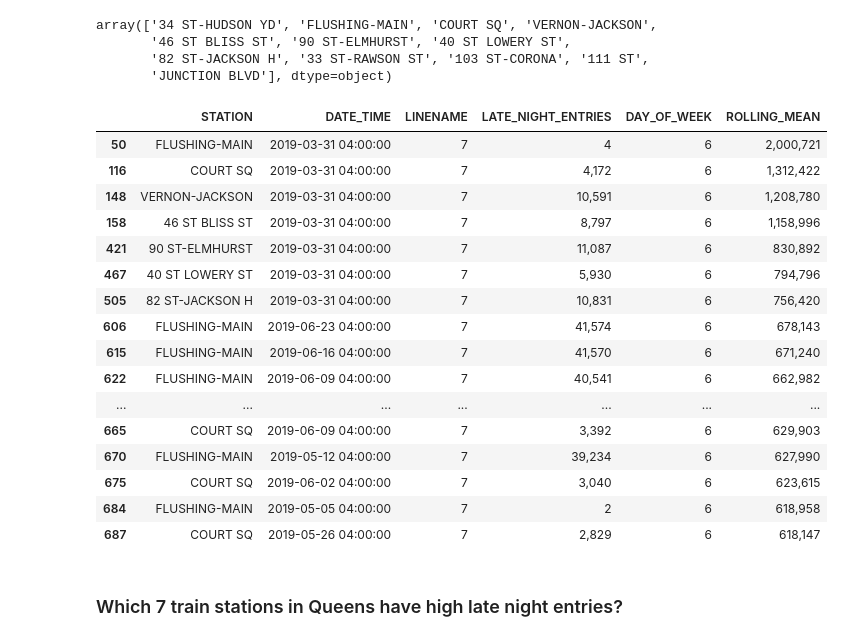
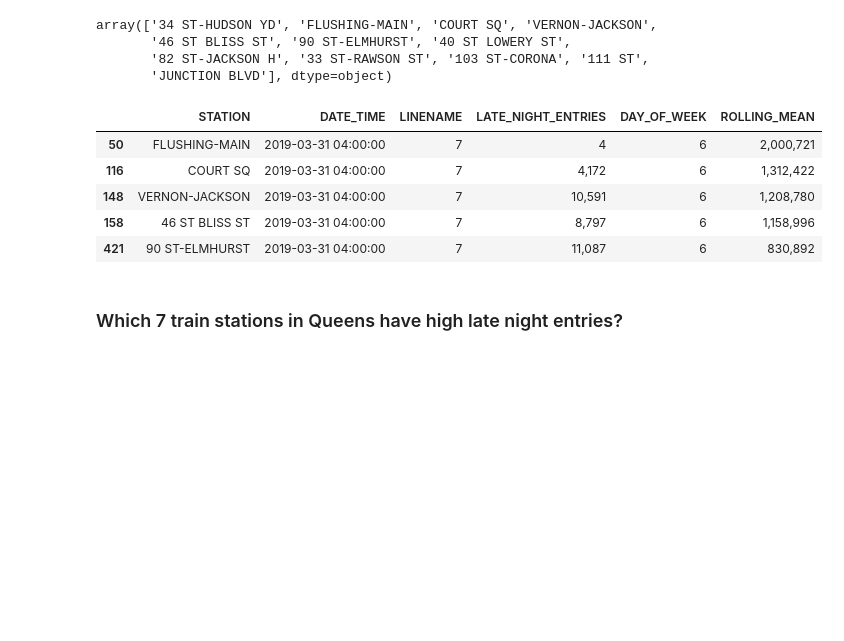
Before and after one commit to slp22/eda-project, a Jupyter notebook: EDA-project-code-sandra-paredes.ipynb, the cells around one changed output. Saved outputs shown, nothing was run; the diff lists cells and outputs as text; code cells hidden in the pictures; blank space fills up the shorter version.

```diff
--- a/EDA-project-code-sandra-paredes.ipynb
+++ b/EDA-project-code-sandra-paredes.ipynb
@@ -398,26 +386,15 @@ array(['34 ST-HUDSON YD', 'FLUSHING-MAIN', 'COURT SQ', 'VERNON-JACKSON',
 # %%
 # Mask selects only the Queens stations
 queens_mask = (seven_line_df['STATION'] != '34 ST-HUDSON YD')
 seven_line_df = seven_line_df[queens_mask]
-seven_line_df.head(20)
+seven_line_df.head(5)
 # %% [output]
 |  | STATION | DATE_TIME | LINENAME | LATE_NIGHT_ENTRIES | DAY_OF_WEEK | ROLLING_MEAN |
 | 50 | FLUSHING-MAIN | 2019-03-31 04:00:00 | 7 | 4 | 6 | 2,000,721 |
 | 116 | COURT SQ | 2019-03-31 04:00:00 | 7 | 4,172 | 6 | 1,312,422 |
 | 148 | VERNON-JACKSON | 2019-03-31 04:00:00 | 7 | 10,591 | 6 | 1,208,780 |
 | 158 | 46 ST BLISS ST | 2019-03-31 04:00:00 | 7 | 8,797 | 6 | 1,158,996 |
 | 421 | 90 ST-ELMHURST | 2019-03-31 04:00:00 | 7 | 11,087 | 6 | 830,892 |
-| 467 | 40 ST LOWERY ST | 2019-03-31 04:00:00 | 7 | 5,930 | 6 | 794,796 |
-| 505 | 82 ST-JACKSON H | 2019-03-31 04:00:00 | 7 | 10,831 | 6 | 756,420 |
-| 606 | FLUSHING-MAIN | 2019-06-23 04:00:00 | 7 | 41,574 | 6 | 678,143 |
-| 615 | FLUSHING-MAIN | 2019-06-16 04:00:00 | 7 | 41,570 | 6 | 671,240 |
-| 622 | FLUSHING-MAIN | 2019-06-09 04:00:00 | 7 | 40,541 | 6 | 662,982 |
-| ... | ... | ... | ... | ... | ... | ... |
-| 665 | COURT SQ | 2019-06-09 04:00:00 | 7 | 3,392 | 6 | 629,903 |
-| 670 | FLUSHING-MAIN | 2019-05-12 04:00:00 | 7 | 39,234 | 6 | 627,990 |
-| 675 | COURT SQ | 2019-06-02 04:00:00 | 7 | 3,040 | 6 | 623,615 |
-| 684 | FLUSHING-MAIN | 2019-05-05 04:00:00 | 7 | 2 | 6 | 618,958 |
-| 687 | COURT SQ | 2019-05-26 04:00:00 | 7 | 2,829 | 6 | 618,147 |
 # %% [markdown]
 ### Which 7 train stations in Queens have high late night entries?
 # %%
```
Also changed, not shown: parts of 16 cells of this notebook, 1 other file.
